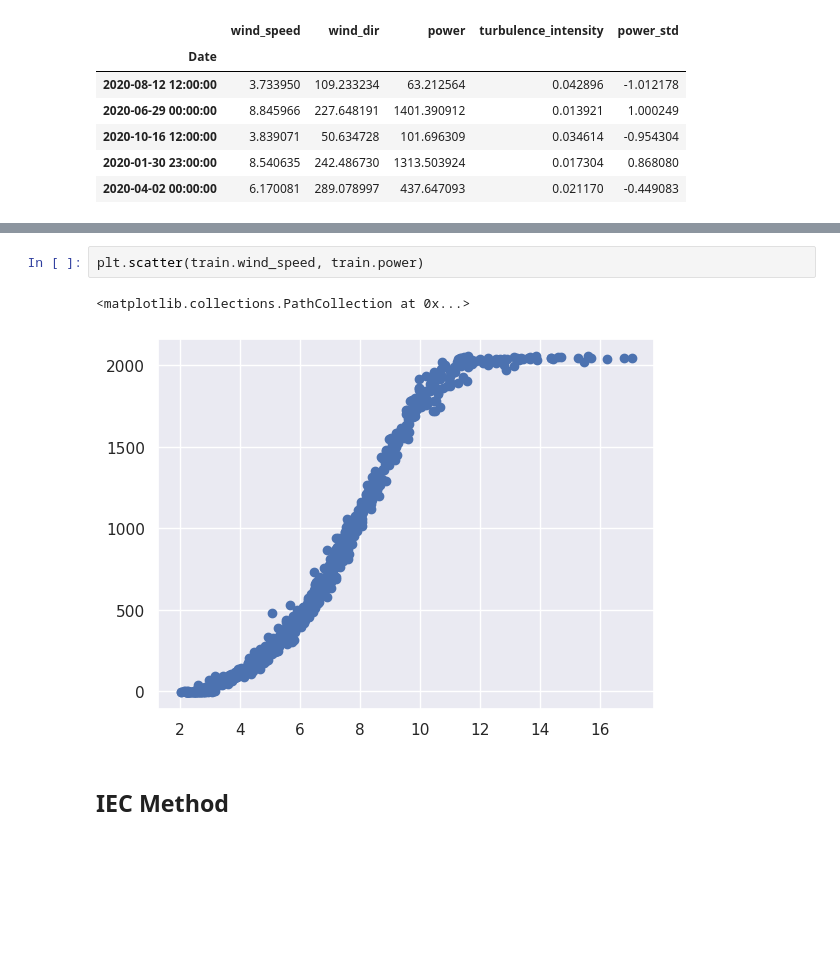
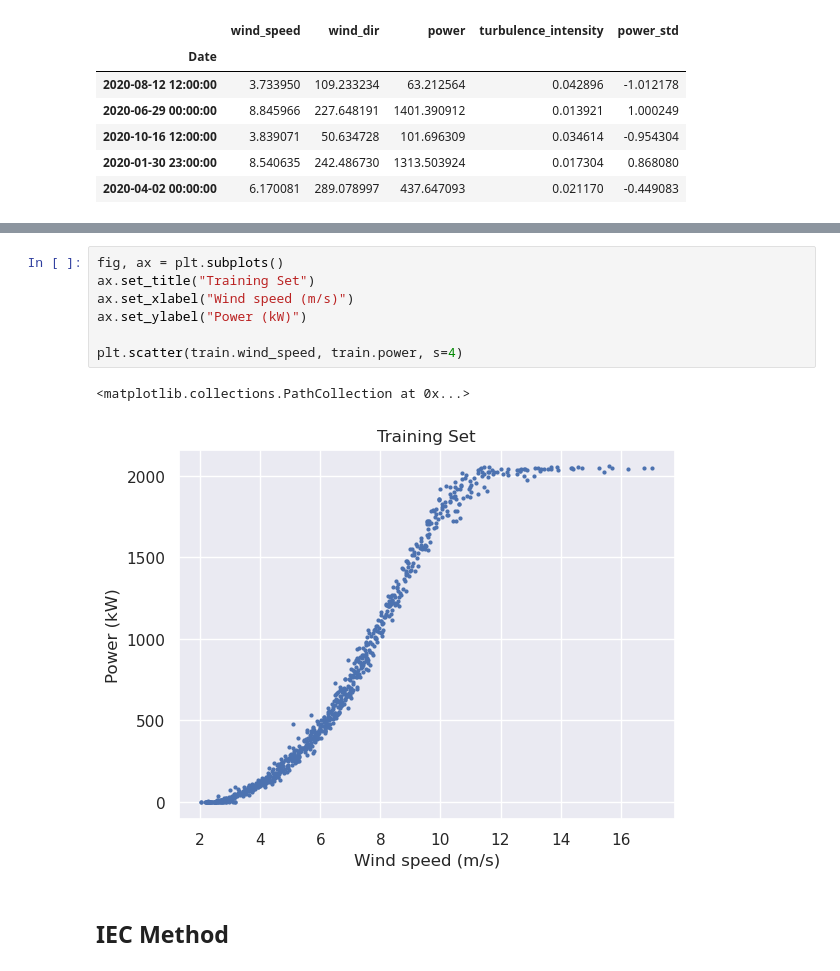
Before and after one commit to camirmas/REStats, a Jupyter notebook: REStats/notebooks/power_curve.ipynb, the cells around one changed output, grey strips where cells are left out. Drawn from its saved outputs; the diff is of its cells as text; blank space fills up the shorter version.

```diff
--- a/REStats/notebooks/power_curve.ipynb
+++ b/REStats/notebooks/power_curve.ipynb
@@ -82,8 +71,13 @@ figs["TI"] = ti_fig
 # %%
-plt.scatter(train.wind_speed, train.power)
+fig, ax = plt.subplots()
+ax.set_title("Training Set")
+ax.set_xlabel("Wind speed (m/s)")
+ax.set_ylabel("Power (kW)")
+
+plt.scatter(train.wind_speed, train.power, s=4)
 # %% [output]
 <matplotlib.collections.PathCollection at 0x...>
-[figure, old version]
+[figure, new version]
 # %% [markdown]
 ## IEC Method
 # %%
```
Also changed, not shown: parts of 4 cells of this notebook, 2 other files.
